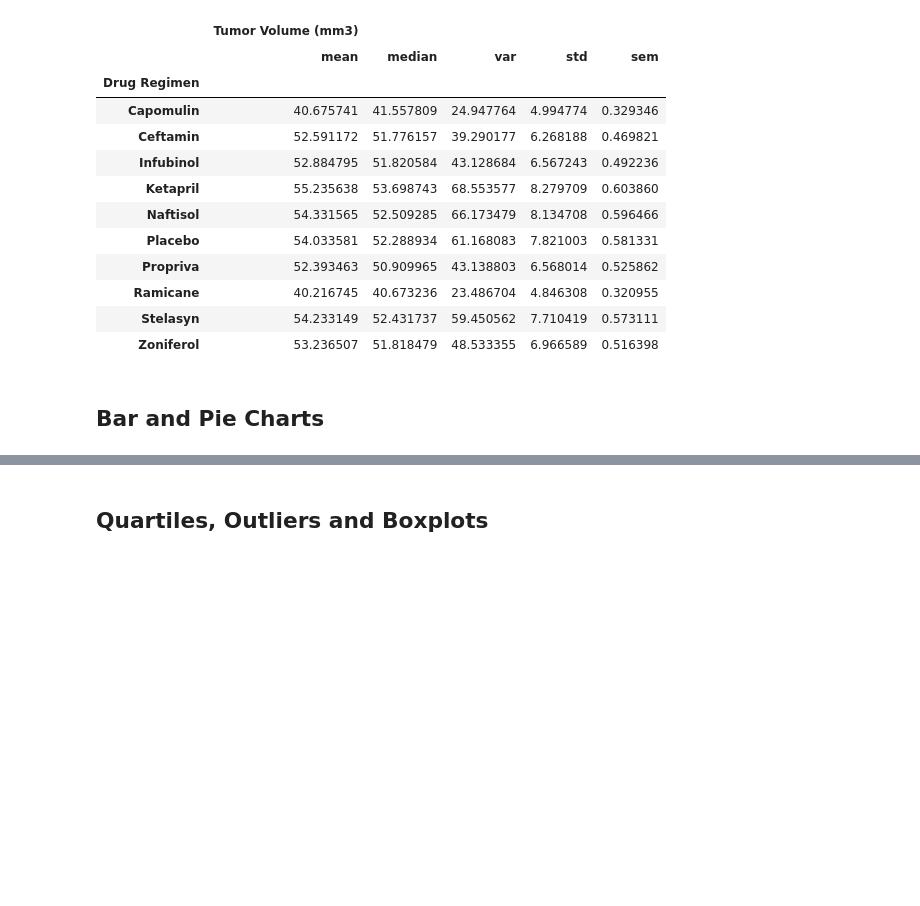
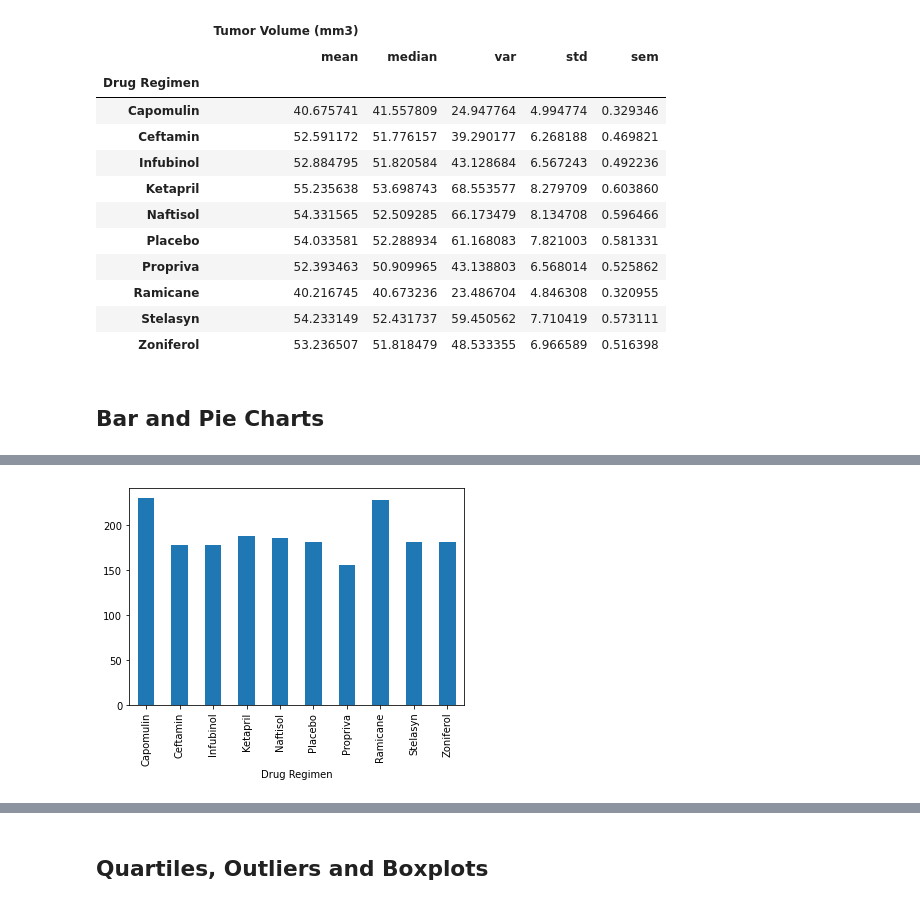
Before and after one commit to morehe11/Matplotlib_HW, a Jupyter notebook: Pymaceuticals/pymaceuticals_starter.ipynb, the cells around one changed output, grey strips where cells are left out. Cells and saved outputs as stored; diff of their text form; code cells hidden in the pictures; blank space fills up the shorter version.

```diff
--- a/Pymaceuticals/pymaceuticals_starter.ipynb
+++ b/Pymaceuticals/pymaceuticals_starter.ipynb
@@ -163,4 +169,15 @@ agg_summary
 # %%
 # Generate a bar plot showing the total number of measurements taken on each drug regimen using pyplot.
+bar_plt = drop_duplicates_df.groupby("Drug Regimen").count()["Tumor Volume (mm3)"]
+
+
+#x_axis = np.arange(len(bar_plt))
+tick_locations = [value for value in x_axis]
+plt._bar = bar_plt.plot.bar(legend = False)
+#plt.xticks(tick_locations, bar_plt, rotation = "vertical")
+
+plt.show ()
+# %% [output]
+[figure, added]
 # %%
 # Generate a pie plot showing the distribution of female versus male mice using pandas
```
Also changed, not shown: parts of 5 cells of this notebook.
